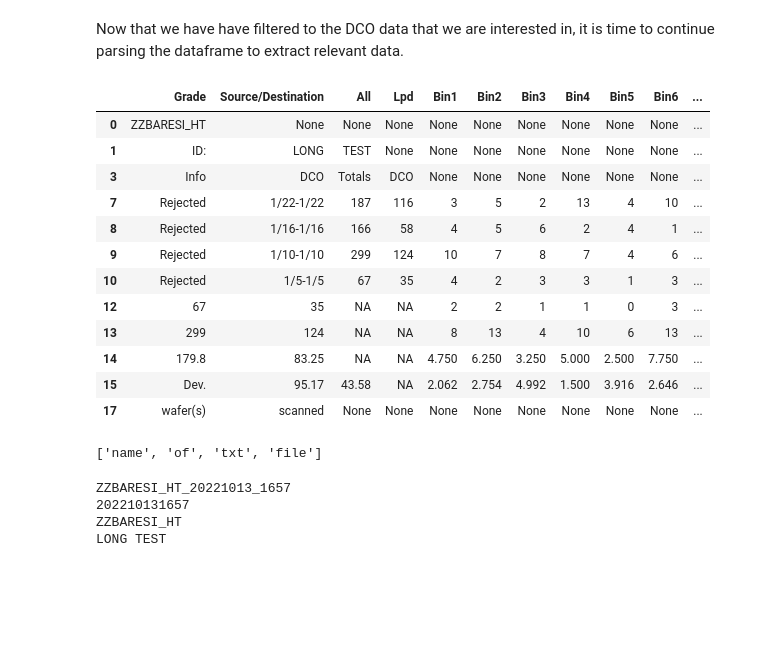
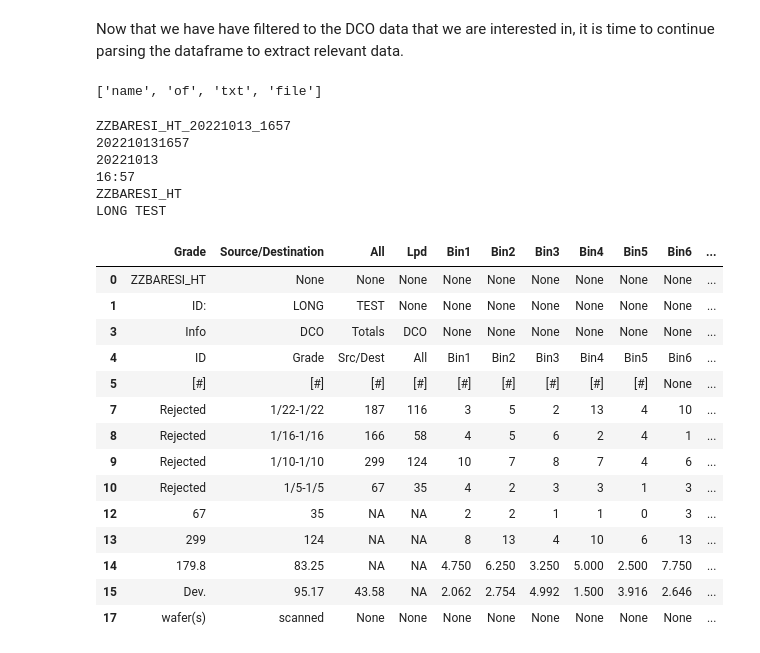
Before and after one commit to anhvo31/wafer-particles, a Jupyter notebook: Data_Summary_Analysis.ipynb, the cells around one changed output. Drawn from its saved outputs; the diff is of its cells as text; code cells hidden in the pictures; blank space fills up the shorter version.

Commit message:
added additional columns

```diff
--- a/Data_Summary_Analysis.ipynb
+++ b/Data_Summary_Analysis.ipynb
@@ -128,22 +128,6 @@ del df['Area (mm^2)']
 del df['Avg']
 del df['Median']
 del df['STDV']
-
-df.drop([4,5])
-# %% [output]
-|  | Grade | Source/Destination | All | Lpd | Bin1 | Bin2 | Bin3 | Bin4 | Bin5 | Bin6 | ... |
-| 0 | ZZBARESI_HT | None | None | None | None | None | None | None | None | None | ... |
-| 1 | ID: | LONG | TEST | None | None | None | None | None | None | None | ... |
-| 3 | Info | DCO | Totals | DCO | None | None | None | None | None | None | ... |
-| 7 | Rejected | 1/22-1/22 | 187 | 116 | 3 | 5 | 2 | 13 | 4 | 10 | ... |
-| 8 | Rejected | 1/16-1/16 | 166 | 58 | 4 | 5 | 6 | 2 | 4 | 1 | ... |
-| 9 | Rejected | 1/10-1/10 | 299 | 124 | 10 | 7 | 8 | 7 | 4 | 6 | ... |
-| 10 | Rejected | 1/5-1/5 | 67 | 35 | 4 | 2 | 3 | 3 | 1 | 3 | ... |
-| 12 | 67 | 35 | NA | NA | 2 | 2 | 1 | 1 | 0 | 3 | ... |
-| 13 | 299 | 124 | NA | NA | 8 | 13 | 4 | 10 | 6 | 13 | ... |
-| 14 | 179.8 | 83.25 | NA | NA | 4.750 | 6.250 | 3.250 | 5.000 | 2.500 | 7.750 | ... |
-| 15 | Dev. | 95.17 | 43.58 | NA | 2.062 | 2.754 | 4.992 | 1.500 | 3.916 | 2.646 | ... |
-| 17 | wafer(s) | scanned | None | None | None | None | None | None | None | None | ... |
 # %%
 #Playing with extracting information from the file name itself.
 x= 'name_of_txt_file.txt'
@@ -161,9 +145,17 @@ y
 fileName = Path(file_path).stem
 print(fileName)
 
-# extracts only numbers from file name
+# extracts date and time from file name
 dateTime = ''.join(i for i in fileName if i.isdigit())
 print(dateTime)
+
+date = dateTime[0:8]
+print(date)
+
+hour = dateTime[8:10]
+minute = dateTime[10:]
+time = ":".join([hour, minute])
+print(time)
 
 # extracts session from dataframe
 session = df.iloc[0]['Grade']
@@ -177,5 +169,32 @@ print(lotID)
 # %% [output]
 ZZBARESI_HT_20221013_1657
 202210131657
+20221013
+16:57
 ZZBARESI_HT
 LONG TEST
+# %%
+# adds additional columns to dataframe
+df = df.assign(
+    Session = lambda x: session,
+    Lot_Id = lambda x: lotID,
+    Date = lambda x: date,
+    Time = lambda x: time
+)
+df
+# %% [output]
+|  | Grade | Source/Destination | All | Lpd | Bin1 | Bin2 | Bin3 | Bin4 | Bin5 | Bin6 | ... |
+| 0 | ZZBARESI_HT | None | None | None | None | None | None | None | None | None | ... |
+| 1 | ID: | LONG | TEST | None | None | None | None | None | None | None | ... |
+| 3 | Info | DCO | Totals | DCO | None | None | None | None | None | None | ... |
+| 4 | ID | Grade | Src/Dest | All | Bin1 | Bin2 | Bin3 | Bin4 | Bin5 | Bin6 | ... |
+| 5 | [#] | [#] | [#] | [#] | [#] | [#] | [#] | [#] | [#] | None | ... |
+| 7 | Rejected | 1/22-1/22 | 187 | 116 | 3 | 5 | 2 | 13 | 4 | 10 | ... |
+| 8 | Rejected | 1/16-1/16 | 166 | 58 | 4 | 5 | 6 | 2 | 4 | 1 | ... |
+| 9 | Rejected | 1/10-1/10 | 299 | 124 | 10 | 7 | 8 | 7 | 4 | 6 | ... |
+| 10 | Rejected | 1/5-1/5 | 67 | 35 | 4 | 2 | 3 | 3 | 1 | 3 | ... |
+| 12 | 67 | 35 | NA | NA | 2 | 2 | 1 | 1 | 0 | 3 | ... |
+| 13 | 299 | 124 | NA | NA | 8 | 13 | 4 | 10 | 6 | 13 | ... |
+| 14 | 179.8 | 83.25 | NA | NA | 4.750 | 6.250 | 3.250 | 5.000 | 2.500 | 7.750 | ... |
+| 15 | Dev. | 95.17 | 43.58 | NA | 2.062 | 2.754 | 4.992 | 1.500 | 3.916 | 2.646 | ... |
+| 17 | wafer(s) | scanned | None | None | None | None | None | None | None | None | ... |
```
Also changed, not shown: parts of 1 cell of this notebook.
